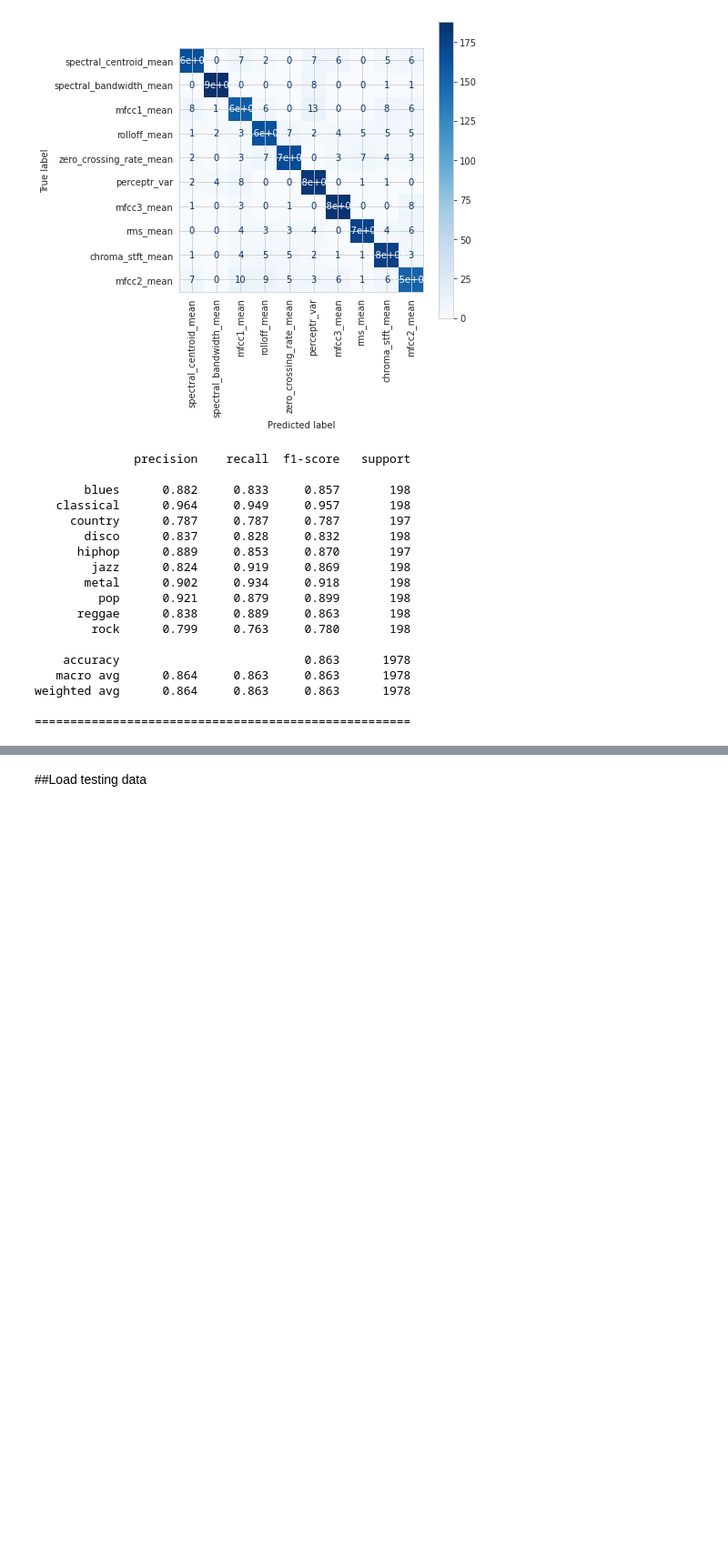
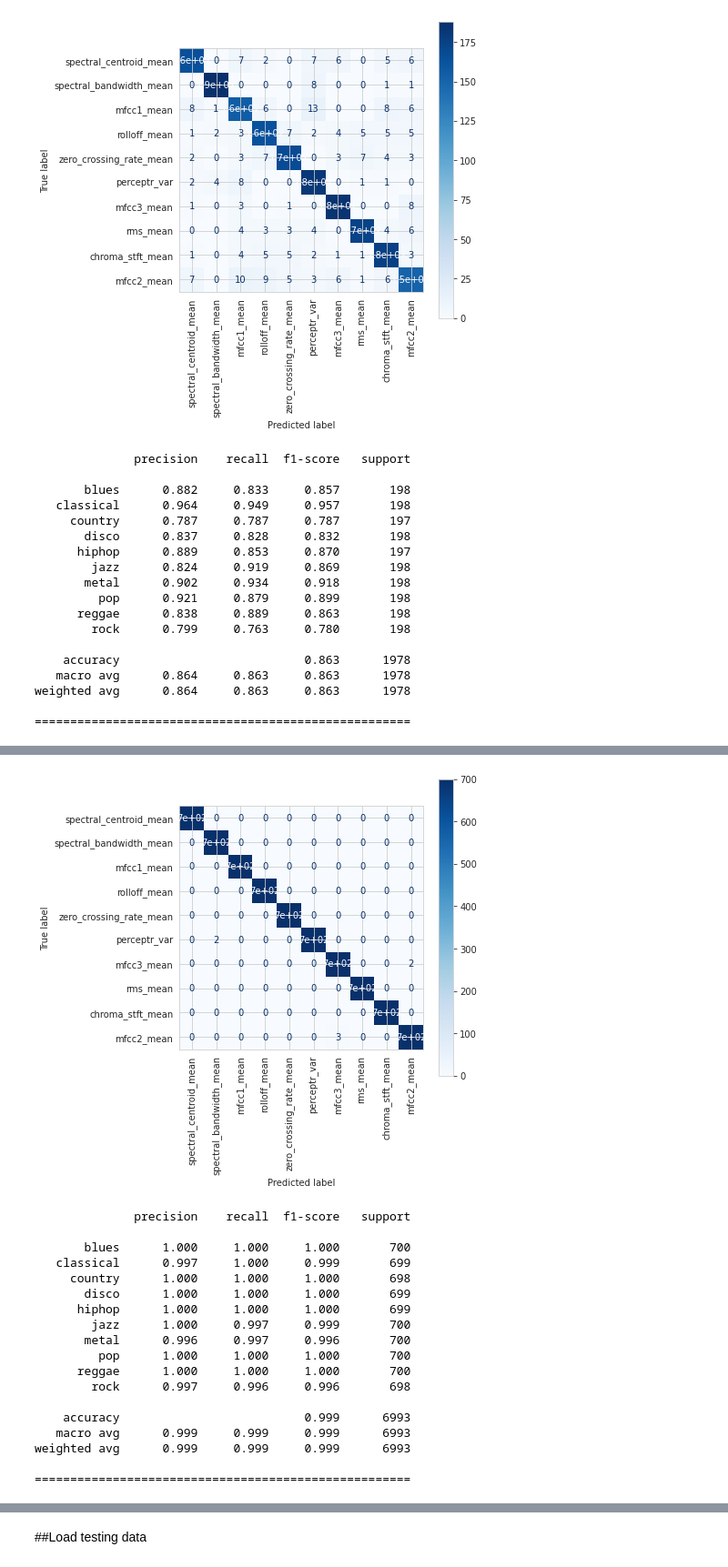
Before and after one commit to 0sparsh2/Music-genre-classifier, a Jupyter notebook: Music Genre Classifier.ipynb, the cells around one changed output, grey strips where cells are left out. Shown at 91% size. Saved outputs shown, nothing was run; the diff lists cells and outputs as text; code cells hidden in the pictures; blank space fills up the shorter version.

Commit message:
Added hyperparameter tuning, Added KNN model, added Testing

```diff
--- a/Music Genre Classifier.ipynb
+++ b/Music Genre Classifier.ipynb
@@ -725,0 +771,14 @@ weighted avg      0.864     0.863     0.863      1978
+# %%
+# Number of trees in random forest
+n_estimators = [int(x) for x in np.linspace(start = 10, stop = 400, num = 4)]
+# Maximum number of levels in tree
+max_depth = [int(x) for x in np.linspace(1, 60, num = 5)]
+# Minimum number of samples required to split a node
+min_samples_split = [5, 10, 15]
+
+# Create the random grid
+random_grid = {'n_estimators': n_estimators,
+               'max_depth': max_depth,
+               'min_samples_split': min_samples_split}
+
+pprint(random_grid)
@@ -725,0 +789,6 @@ weighted avg      0.864     0.863     0.863      1978
+# %%
+# Use grid search to find best hyperparameters
+rfc_n = ske.RandomForestClassifier(random_state=seed, n_jobs=-1)
+rf_random = skms.GridSearchCV(estimator = rfc_n, param_grid=random_grid, cv = 5, verbose=2, n_jobs = -1, scoring='f1_weighted')
+# Fit the random search model
+rf_random.fit(X_train_rfe, y_train)
@@ -725,0 +830,23 @@ weighted avg      0.864     0.863     0.863      1978
+# %%
+# Performance metrics
+predictProba(rf_random.best_estimator_, X_train_rfe)
+# %% [output]
+[figure, added]
+              precision    recall  f1-score   support
+
+       blues      1.000     1.000     1.000       700
+   classical      0.997     1.000     0.999       699
+     country      1.000     1.000     1.000       698
+       disco      1.000     1.000     1.000       699
+      hiphop      1.000     1.000     1.000       699
+        jazz      1.000     0.997     0.999       700
+       metal      0.996     0.997     0.996       700
+         pop      1.000     1.000     1.000       700
+      reggae      1.000     1.000     1.000       700
+        rock      0.997     0.996     0.996       698
+
+    accuracy                          0.999      6993
+   macro avg      0.999     0.999     0.999      6993
+weighted avg      0.999     0.999     0.999      6993
+
+=====================================================
```
Also changed, not shown: parts of 47 cells of this notebook, 1 other file.
